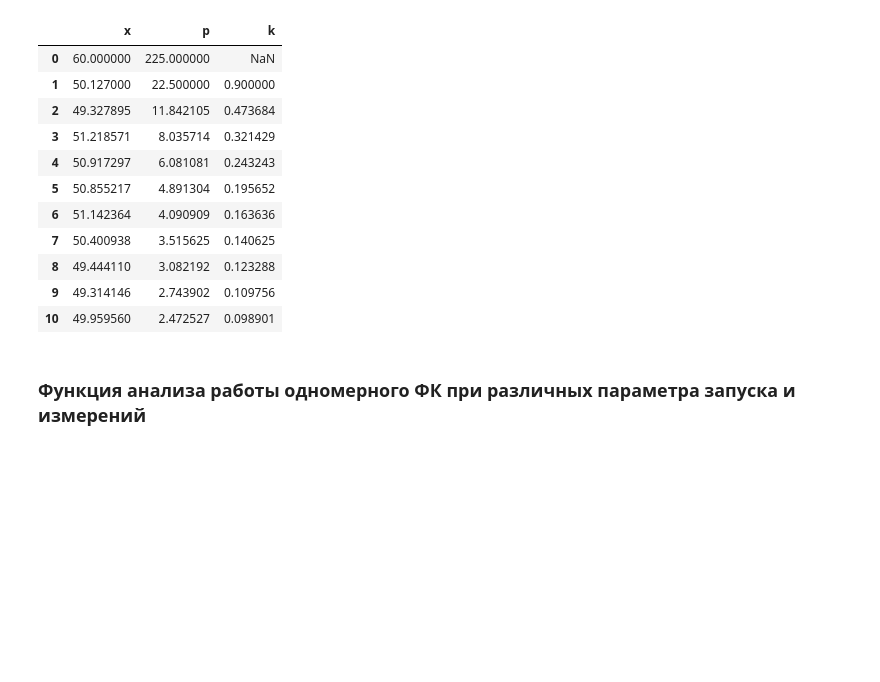
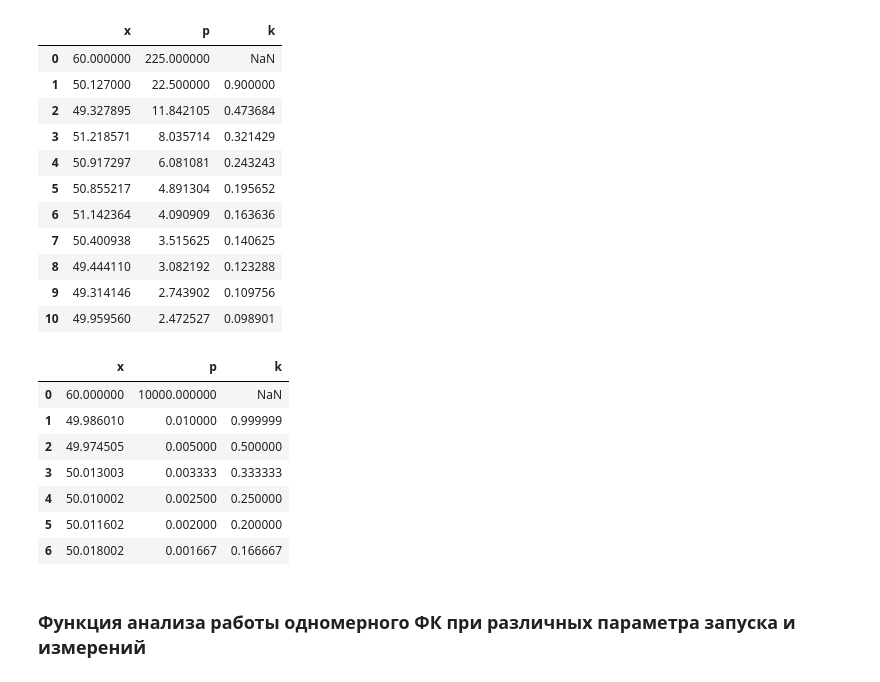
Before and after one commit to BROsandr/modeling_ius, a Jupyter notebook: lab2/lab02.ipynb, the cells around one changed output. Saved outputs shown, nothing was run; the diff lists cells and outputs as text; code cells hidden in the pictures; blank space fills up the shorter version.

```diff
--- a/lab2/lab02.ipynb
+++ b/lab2/lab02.ipynb
@@ -201,6 +201,34 @@ pd.DataFrame(data={'x': x, 'p': p, 'k': k})
 | 8 | 49.444110 | 3.082192 | 0.123288 |
 | 9 | 49.314146 | 2.743902 | 0.109756 |
 | 10 | 49.959560 | 2.472527 | 0.098901 |
+# %%
+z = [
+  49.986,
+  49.963,
+  50.09,
+  50.001,
+  50.018,
+  50.05,
+]
+
+x0 = 60
+p0 = 10000
+r  = 0.01
+q  = 0.0001
+
+x, p, k = kalman_filter(z=z, x0=x0, p0=p0, r=r, q=q)
+
+import pandas as pd
+pd.DataFrame(data={'x': x, 'p': p, 'k': k})
+# %% [output]
+|  | x | p | k |
+| 0 | 60.000000 | 10000.000000 | NaN |
+| 1 | 49.986010 | 0.010000 | 0.999999 |
+| 2 | 49.974505 | 0.005000 | 0.500000 |
+| 3 | 50.013003 | 0.003333 | 0.333333 |
+| 4 | 50.010002 | 0.002500 | 0.250000 |
+| 5 | 50.011602 | 0.002000 | 0.200000 |
+| 6 | 50.018002 | 0.001667 | 0.166667 |
 # %% [markdown]
 ### Функция анализа работы одномерного ФК при различных параметра запуска и измерений
 # %% [markdown]
```
Also changed, not shown: parts of 2 cells of this notebook.
